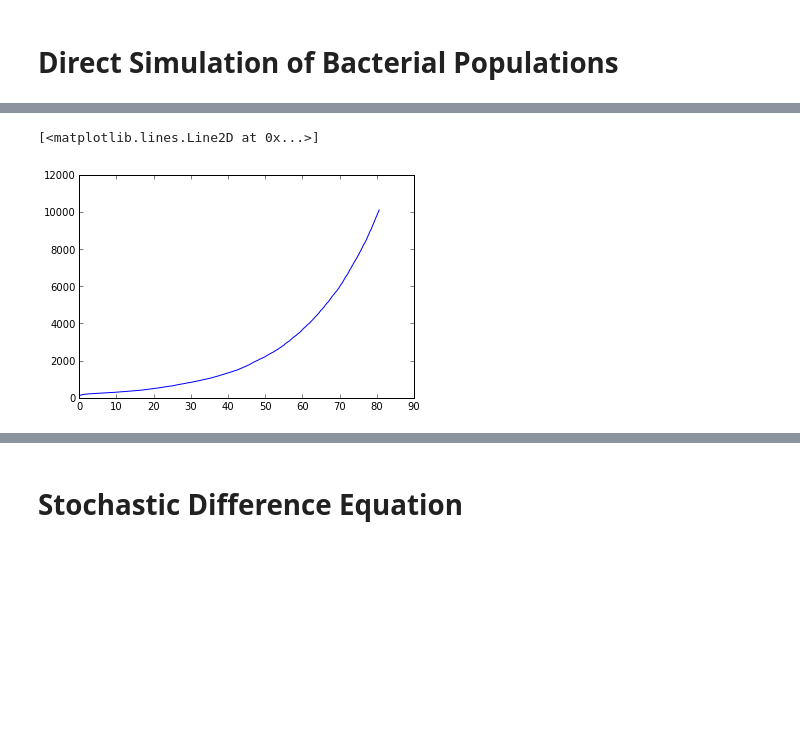
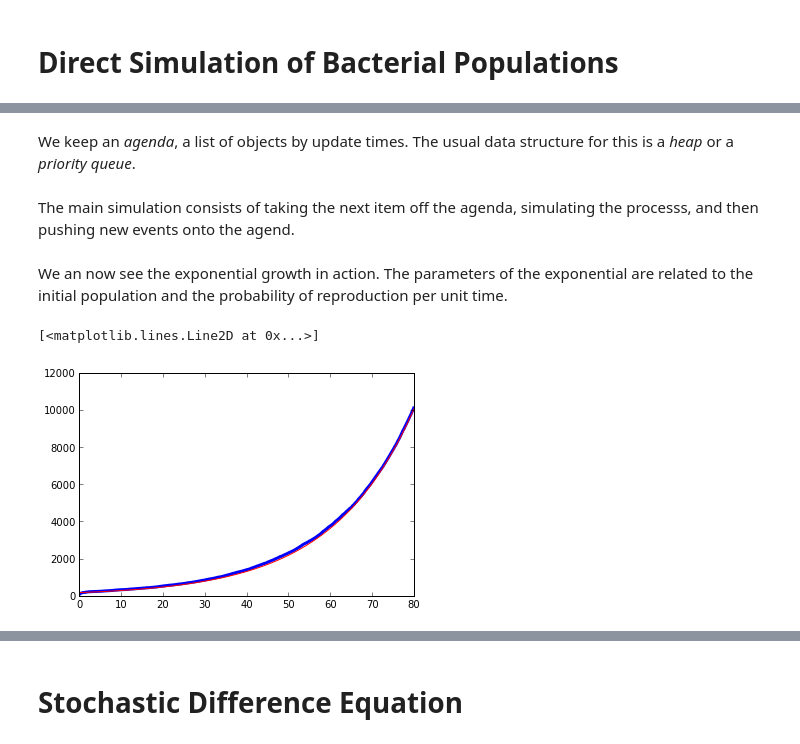
Before and after one commit to tmbdev-teaching/teaching-simso, a Jupyter notebook: 60-differential-equations.ipynb, the cells around one changed output, grey strips where cells are left out. Saved outputs shown, nothing was run; the diff lists cells and outputs as text; code cells hidden in the pictures; blank space fills up the shorter version.

```diff
--- a/60-differential-equations.ipynb
+++ b/60-differential-equations.ipynb
@@ -40,8 +51,12 @@ _=hist(poisson.rvs(10,size=100000),bins=100)
 # %%
 cell_division_time = list(expon.rvs(scale=1.0,size=100))
+# %% [markdown]
+We keep an _agenda_, a list of objects by update times. The usual data structure for this is a _heap_ or a _priority queue_.
 # %%
 from heapq import *
 heapify(cell_division_time)
+# %% [markdown]
+The main simulation consists of taking the next item off the agenda, simulating the processs, and then pushing new events onto the agend.
 # %%
 growth = []
 for i in range(10000):
@@ -51,11 +66,11 @@ for i in range(10000):
     t2 = t+expon.rvs(scale=20)
     heappush(cell_division_time,t1)
     heappush(cell_division_time,t2)
+# %% [markdown]
+We an now see the exponential growth in action. The parameters of the exponential are related to the initial population and the probability of reproduction per unit time.
 # %%
-growth = array(growth)
-t = growth[:,0]
-p = growth[:,1]
-plot(t,p)
+growth = array(growth); t = growth[:,0]; p = growth[:,1]; plot(t,p,linewidth=3)
+plot(t,exp(0.051*t+log(170)),color='red')
 # %% [output]
 [<matplotlib.lines.Line2D at 0x...>]
-[figure, old version]
+[figure, new version]
```
Also changed, not shown: parts of 19 cells of this notebook, 1 other file.
